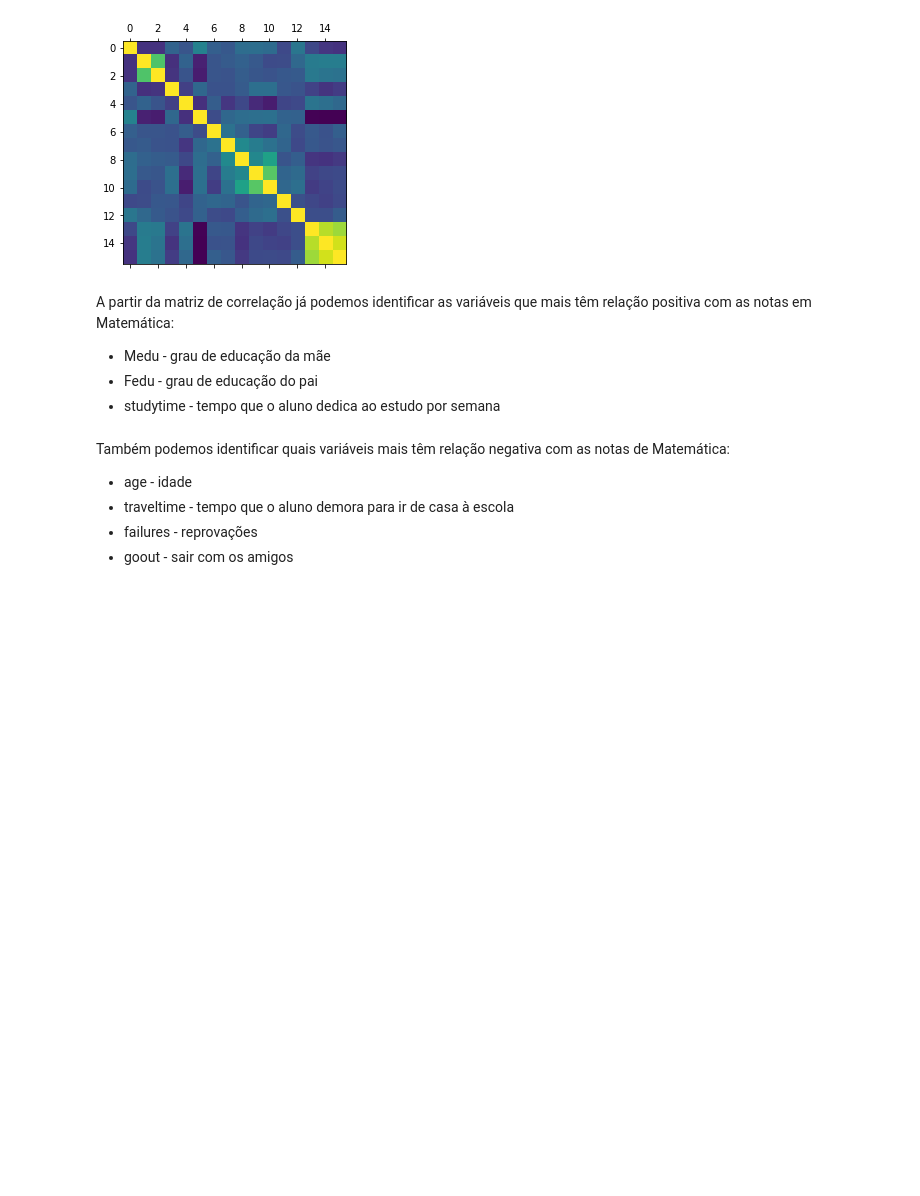
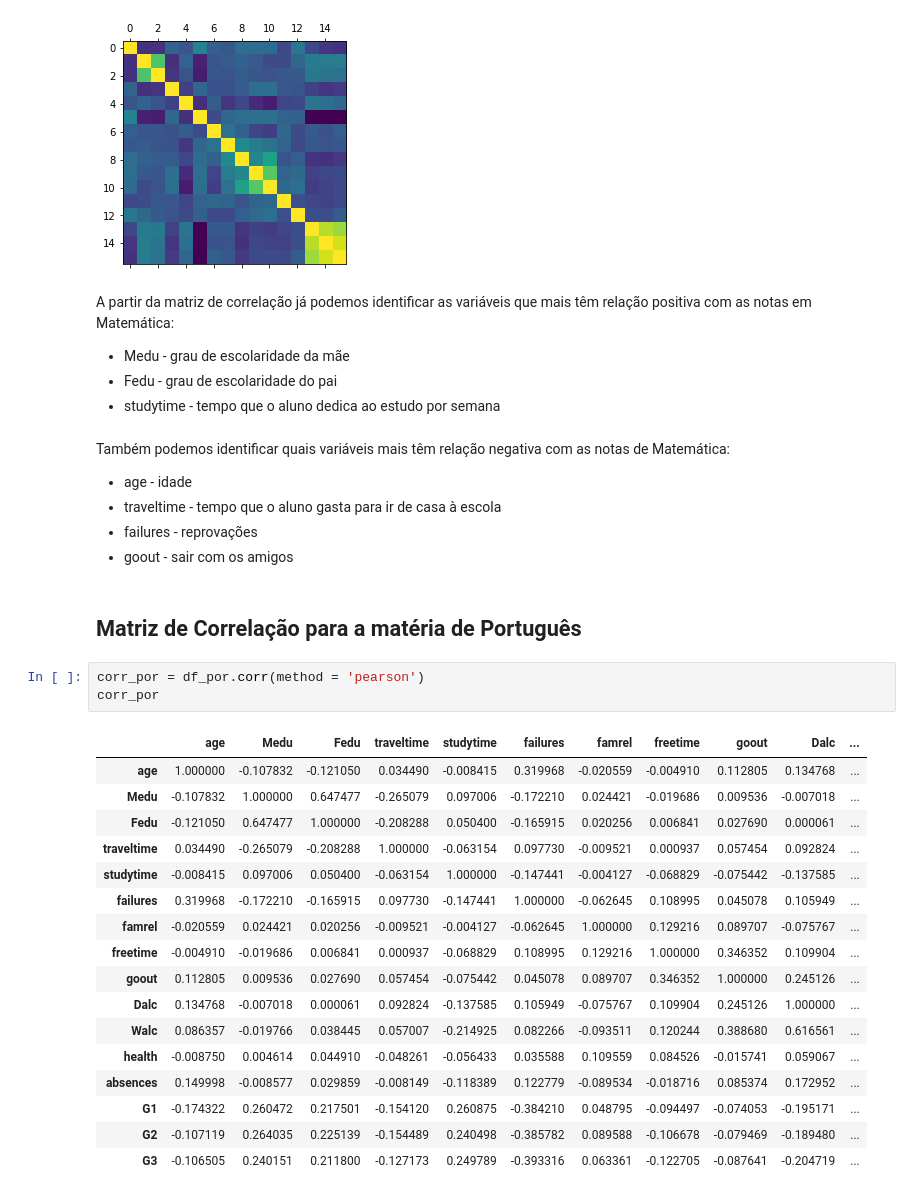
Before and after one commit to shl0mo/DataAnalysis_Students-Pandas, a Jupyter notebook: Estudantes.ipynb, the cells around one changed output. Drawn from its saved outputs; the diff is of its cells as text; blank space fills up the shorter version.

Commit message:
Matriz de correlação - Português

```diff
--- a/Estudantes.ipynb
+++ b/Estudantes.ipynb
@@ -310,12 +310,35 @@ plt.show()
 [figure]
 # %% [markdown]
 A partir da matriz de correlação já podemos identificar as variáveis que mais têm relação positiva com as notas em Matemática:
-- Medu - grau de educação da mãe
-- Fedu - grau de educação do pai
+- Medu - grau de escolaridade da mãe
+- Fedu - grau de escolaridade do pai
 - studytime - tempo que o aluno dedica ao estudo por semana
 # %% [markdown]
 Também podemos identificar quais variáveis mais têm relação negativa com as notas de Matemática:
 - age - idade
-- traveltime - tempo que o aluno demora para ir de casa à escola
+- traveltime - tempo que o aluno gasta para ir de casa à escola
 - failures - reprovações
 - goout - sair com os amigos
+# %% [markdown]
+## Matriz de Correlação para a matéria de Português
+# %%
+corr_por = df_por.corr(method = 'pearson')
+corr_por
+# %% [output]
+|  | age | Medu | Fedu | traveltime | studytime | failures | famrel | freetime | goout | Dalc | ... |
+| age | 1.000000 | -0.107832 | -0.121050 | 0.034490 | -0.008415 | 0.319968 | -0.020559 | -0.004910 | 0.112805 | 0.134768 | ... |
+| Medu | -0.107832 | 1.000000 | 0.647477 | -0.265079 | 0.097006 | -0.172210 | 0.024421 | -0.019686 | 0.009536 | -0.007018 | ... |
+| Fedu | -0.121050 | 0.647477 | 1.000000 | -0.208288 | 0.050400 | -0.165915 | 0.020256 | 0.006841 | 0.027690 | 0.000061 | ... |
+| traveltime | 0.034490 | -0.265079 | -0.208288 | 1.000000 | -0.063154 | 0.097730 | -0.009521 | 0.000937 | 0.057454 | 0.092824 | ... |
+| studytime | -0.008415 | 0.097006 | 0.050400 | -0.063154 | 1.000000 | -0.147441 | -0.004127 | -0.068829 | -0.075442 | -0.137585 | ... |
+| failures | 0.319968 | -0.172210 | -0.165915 | 0.097730 | -0.147441 | 1.000000 | -0.062645 | 0.108995 | 0.045078 | 0.105949 | ... |
+| famrel | -0.020559 | 0.024421 | 0.020256 | -0.009521 | -0.004127 | -0.062645 | 1.000000 | 0.129216 | 0.089707 | -0.075767 | ... |
+| freetime | -0.004910 | -0.019686 | 0.006841 | 0.000937 | -0.068829 | 0.108995 | 0.129216 | 1.000000 | 0.346352 | 0.109904 | ... |
+| goout | 0.112805 | 0.009536 | 0.027690 | 0.057454 | -0.075442 | 0.045078 | 0.089707 | 0.346352 | 1.000000 | 0.245126 | ... |
+| Dalc | 0.134768 | -0.007018 | 0.000061 | 0.092824 | -0.137585 | 0.105949 | -0.075767 | 0.109904 | 0.245126 | 1.000000 | ... |
+| Walc | 0.086357 | -0.019766 | 0.038445 | 0.057007 | -0.214925 | 0.082266 | -0.093511 | 0.120244 | 0.388680 | 0.616561 | ... |
+| health | -0.008750 | 0.004614 | 0.044910 | -0.048261 | -0.056433 | 0.035588 | 0.109559 | 0.084526 | -0.015741 | 0.059067 | ... |
+| absences | 0.149998 | -0.008577 | 0.029859 | -0.008149 | -0.118389 | 0.122779 | -0.089534 | -0.018716 | 0.085374 | 0.172952 | ... |
+| G1 | -0.174322 | 0.260472 | 0.217501 | -0.154120 | 0.260875 | -0.384210 | 0.048795 | -0.094497 | -0.074053 | -0.195171 | ... |
+| G2 | -0.107119 | 0.264035 | 0.225139 | -0.154489 | 0.240498 | -0.385782 | 0.089588 | -0.106678 | -0.079469 | -0.189480 | ... |
+| G3 | -0.106505 | 0.240151 | 0.211800 | -0.127173 | 0.249789 | -0.393316 | 0.063361 | -0.122705 | -0.087641 | -0.204719 | ... |
```
Also changed, not shown: parts of 4 cells of this notebook.
